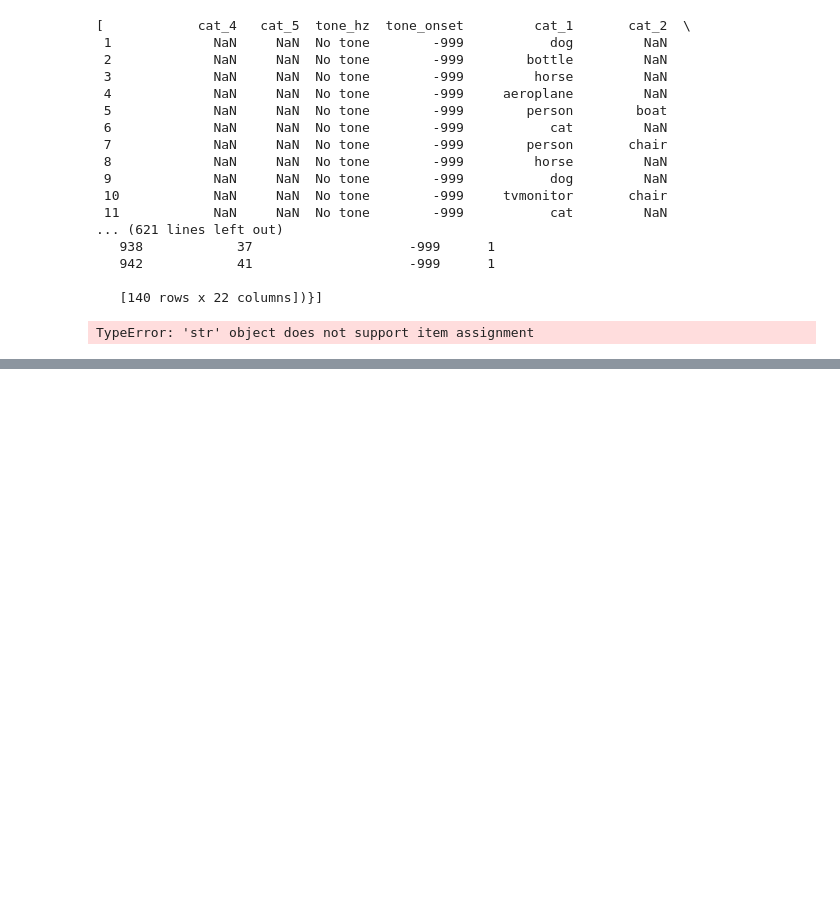
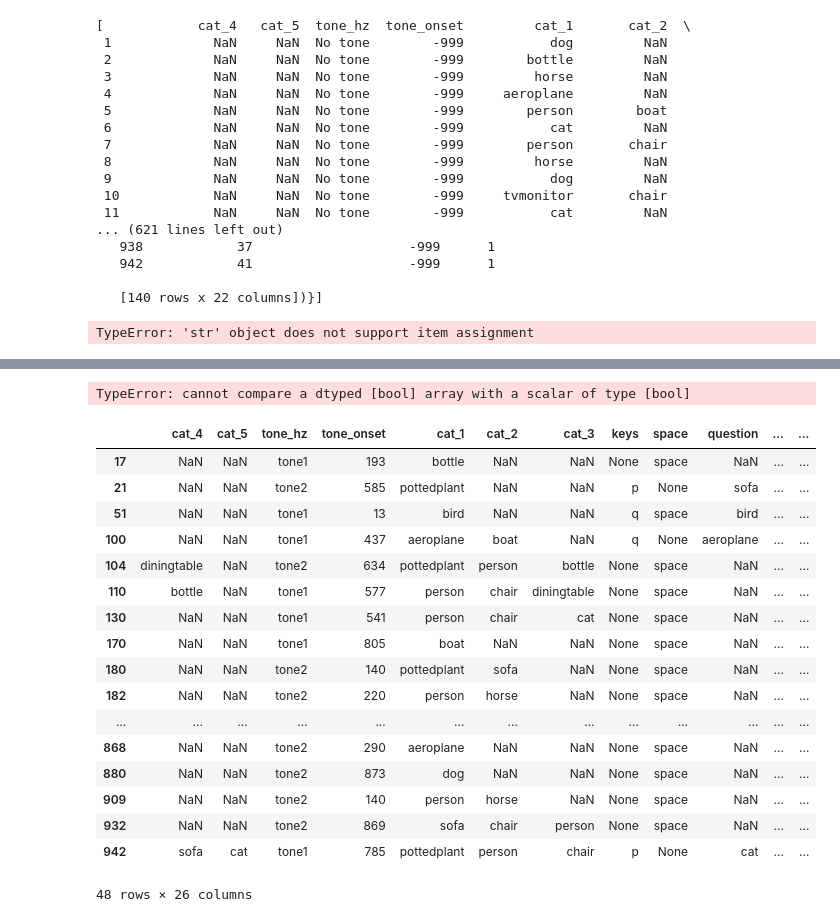
Before and after one commit to LucaChech/load, a Jupyter notebook: analysis/descriptives-function-dataframe.ipynb, the cells around one changed output, grey strips where cells are left out. Cells and saved outputs as stored; diff of their text form; code cells hidden in the pictures; blank space fills up the shorter version.

Commit message:
table working

```diff
--- a/analysis/descriptives-function-dataframe.ipynb
+++ b/analysis/descriptives-function-dataframe.ipynb
@@ -21,3 +21,5 @@ import pdb
 
 from process import *
 from test import *
+
+pd.set_option('display.max_rows', 9000)
@@ -58,6 +95,9 @@ test = df[df['RT_TO'].between(3,4)]
 # %%
-f = '../output/participant_test.pik'
+f = '../output/participant_7.pik'
 import pickle
 with open(f,'r') as of:
     D = pickle.load(of)
-new_df = pd.DataFrame.from_dict(D['experiment_details'],orient='index')
+df = pd.DataFrame.from_dict(D['experiment_details'],orient='index')
+
+new_df, notes = process(df)
+print notes
@@ -65,0 +136,25 @@ new_df
+# %%
+df[df['trial_type'] == 'Critical' & pd.notnull(df['sdt'])]
+# %% [output]
+TypeError: cannot compare a dtyped [bool] array with a scalar of type [bool]
+# %%
+df[df['sdt'].notnull() & (df['trial_type'] == 'Critical')]
+# %% [output]
+|  | cat_4 | cat_5 | tone_hz | tone_onset | cat_1 | cat_2 | cat_3 | keys | space | question | ... | ... |
+| 17 | NaN | NaN | tone1 | 193 | bottle | NaN | NaN | None | space | NaN | ... | ... |
+| 21 | NaN | NaN | tone2 | 585 | pottedplant | NaN | NaN | p | None | sofa | ... | ... |
+| 51 | NaN | NaN | tone1 | 13 | bird | NaN | NaN | q | space | bird | ... | ... |
+| 100 | NaN | NaN | tone1 | 437 | aeroplane | boat | NaN | q | None | aeroplane | ... | ... |
+| 104 | diningtable | NaN | tone2 | 634 | pottedplant | person | bottle | None | space | NaN | ... | ... |
+| 110 | bottle | NaN | tone1 | 577 | person | chair | diningtable | None | space | NaN | ... | ... |
+| 130 | NaN | NaN | tone1 | 541 | person | chair | cat | None | space | NaN | ... | ... |
+| 170 | NaN | NaN | tone1 | 805 | boat | NaN | NaN | None | space | NaN | ... | ... |
+| 180 | NaN | NaN | tone2 | 140 | pottedplant | sofa | NaN | None | space | NaN | ... | ... |
+| 182 | NaN | NaN | tone2 | 220 | person | horse | NaN | None | space | NaN | ... | ... |
+| ... | ... | ... | ... | ... | ... | ... | ... | ... | ... | ... | ... | ... |
+| 868 | NaN | NaN | tone2 | 290 | aeroplane | NaN | NaN | None | space | NaN | ... | ... |
+| 880 | NaN | NaN | tone2 | 873 | dog | NaN | NaN | None | space | NaN | ... | ... |
+| 909 | NaN | NaN | tone2 | 140 | person | horse | NaN | None | space | NaN | ... | ... |
+| 932 | NaN | NaN | tone2 | 869 | sofa | chair | person | None | space | NaN | ... | ... |
+| 942 | sofa | cat | tone1 | 785 | pottedplant | person | chair | p | None | cat | ... | ... |
+48 rows × 26 columns
```
Also changed, not shown: parts of 9 cells of this notebook, 8 other files.
